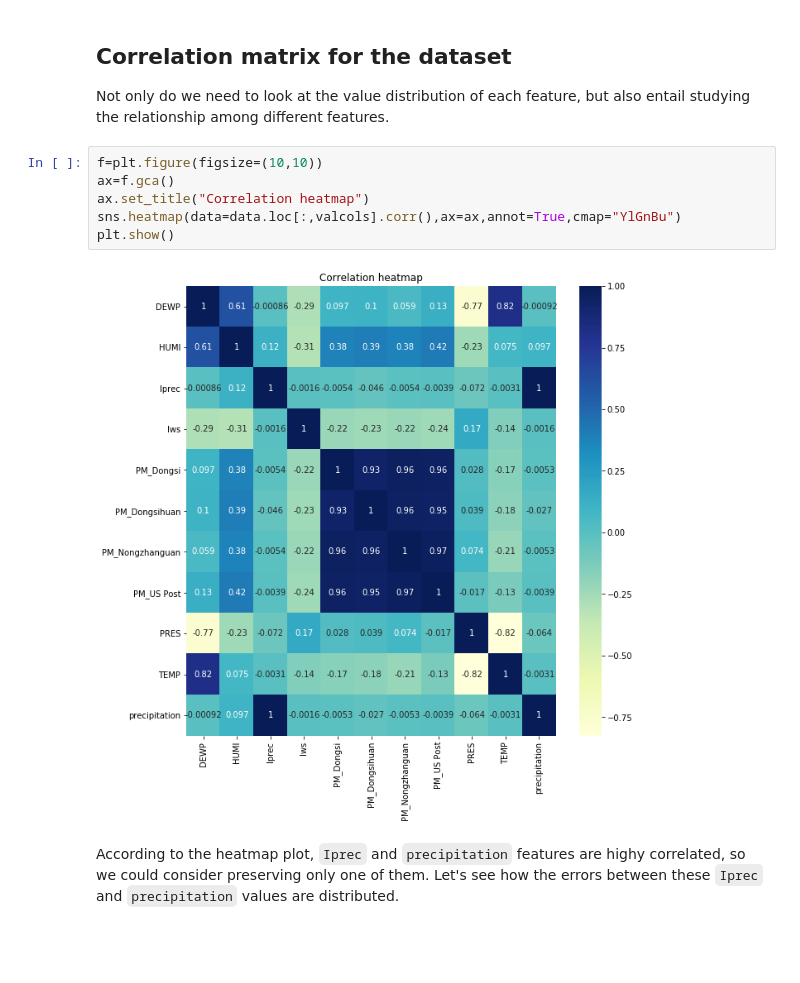
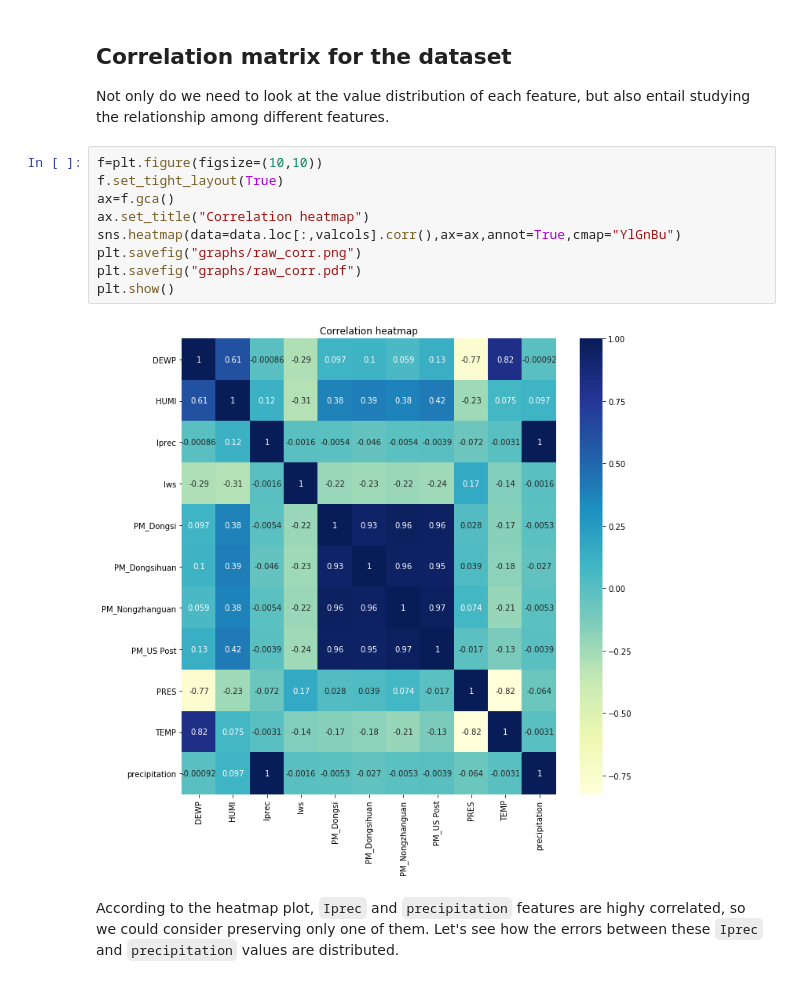
Before and after one commit to TravorLZH/pm25, a Jupyter notebook: pm25_preprocessing.ipynb, the cells around one changed output. Saved outputs shown, nothing was run; the diff lists cells and outputs as text; blank space fills up the shorter version.

Commit message:
Generate more graphs in data preprocessing section
* graphs/*: More graphs are generated
* pm25_preprocessing.ipynb: Save more figures generated by the notebook

```diff
--- a/pm25_preprocessing.ipynb
+++ b/pm25_preprocessing.ipynb
@@ -35,12 +35,15 @@ valcols=list(data.columns^lblcols)
 Not only do we need to look at the value distribution of each feature, but also entail studying the relationship among different features.
 # %%
 f=plt.figure(figsize=(10,10))
+f.set_tight_layout(True)
 ax=f.gca()
 ax.set_title("Correlation heatmap")
 sns.heatmap(data=data.loc[:,valcols].corr(),ax=ax,annot=True,cmap="YlGnBu")
+plt.savefig("graphs/raw_corr.png")
+plt.savefig("graphs/raw_corr.pdf")
 plt.show()
 # %% [output]
-[figure, old version]
+[figure, new version]
 # %% [markdown]
 According to the heatmap plot, `Iprec` and `precipitation` features are highy correlated, so we could consider preserving only one of them. Let's see how the errors between these `Iprec` and `precipitation` values are distributed.
 # %%
```
Also changed, not shown: parts of 2 cells of this notebook, 5 other files.
